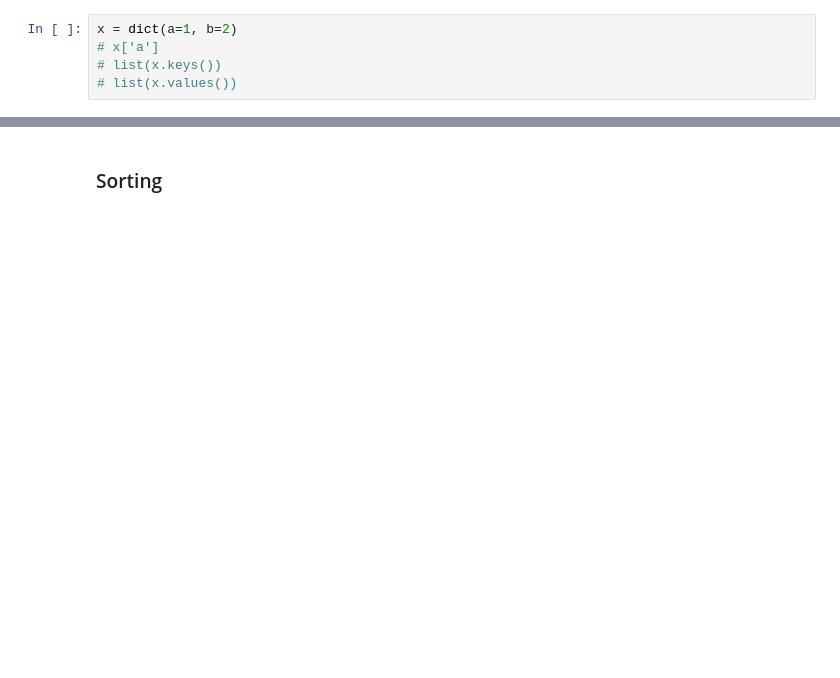
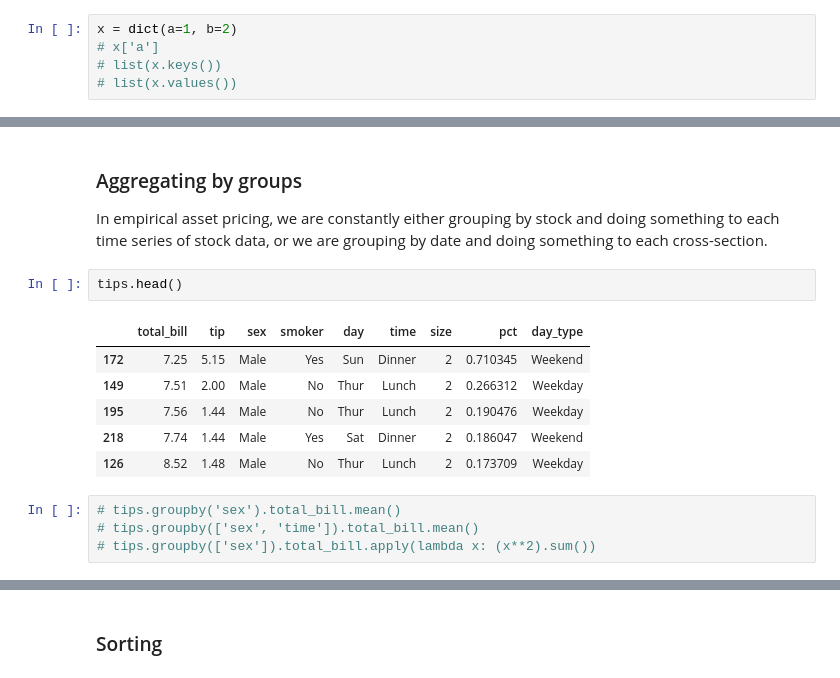
Before and after one commit to kerryback/busi520, a Jupyter notebook: Intro.ipynb, the cells around one changed output, grey strips where cells are left out. Saved outputs shown, nothing was run; the diff lists cells and outputs as text; blank space fills up the shorter version.

```diff
--- a/Intro.ipynb
+++ b/Intro.ipynb
@@ -487,0 +546,17 @@ tips = load_dataset("tips")
+# %% [markdown]
+### Aggregating by groups
+
+In empirical asset pricing, we are constantly either grouping by stock and doing something to each time series of stock data, or we are grouping by date and doing something to each cross-section.
+# %%
+tips.head()
+# %% [output]
+|  | total_bill | tip | sex | smoker | day | time | size | pct | day_type |
+| 172 | 7.25 | 5.15 | Male | Yes | Sun | Dinner | 2 | 0.710345 | Weekend |
+| 149 | 7.51 | 2.00 | Male | No | Thur | Lunch | 2 | 0.266312 | Weekday |
+| 195 | 7.56 | 1.44 | Male | No | Thur | Lunch | 2 | 0.190476 | Weekday |
+| 218 | 7.74 | 1.44 | Male | Yes | Sat | Dinner | 2 | 0.186047 | Weekend |
+| 126 | 8.52 | 1.48 | Male | No | Thur | Lunch | 2 | 0.173709 | Weekday |
+# %%
+# tips.groupby('sex').total_bill.mean()
+# tips.groupby(['sex', 'time']).total_bill.mean()
+# tips.groupby(['sex']).total_bill.apply(lambda x: (x**2).sum())
```
Also changed, not shown: parts of 107 cells of this notebook, 3 other files.
